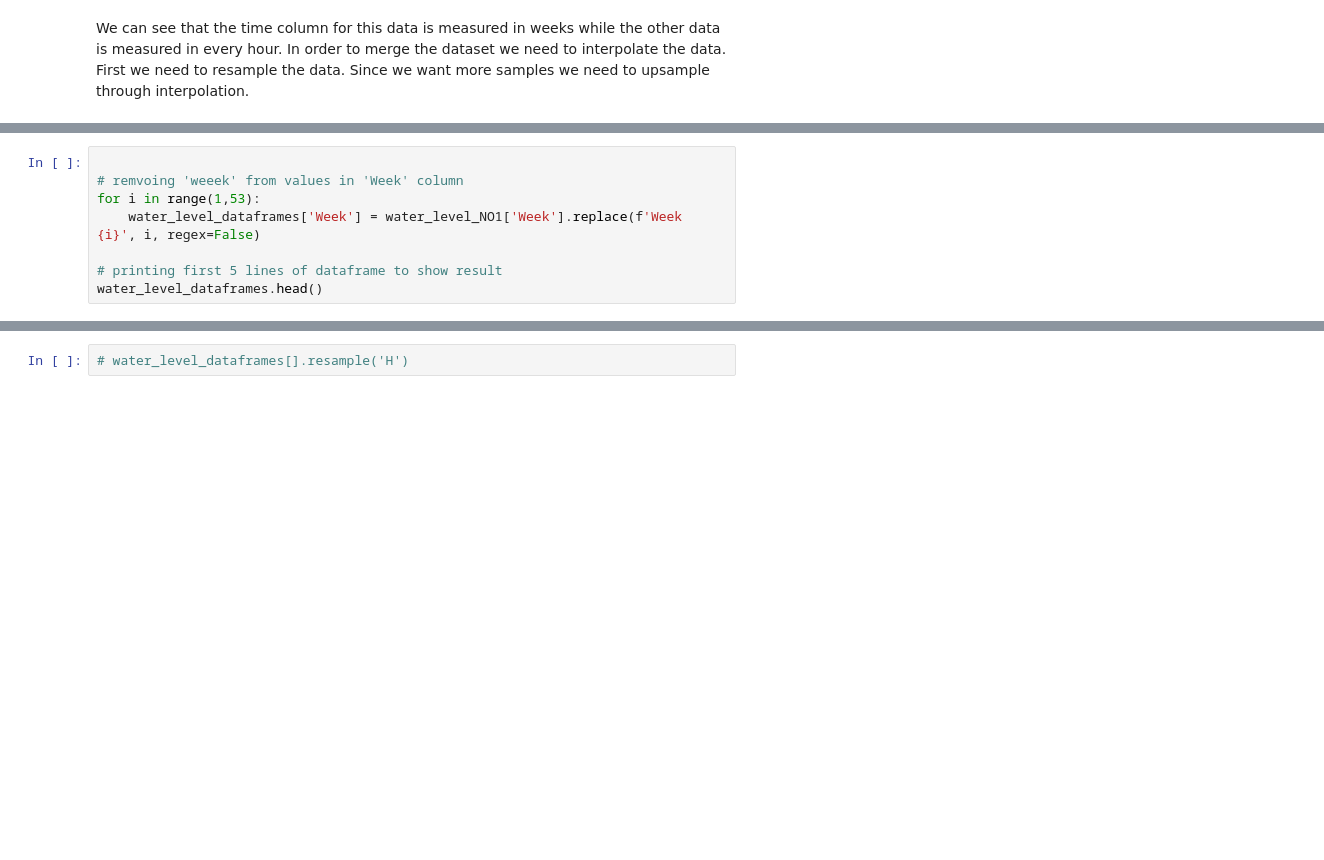
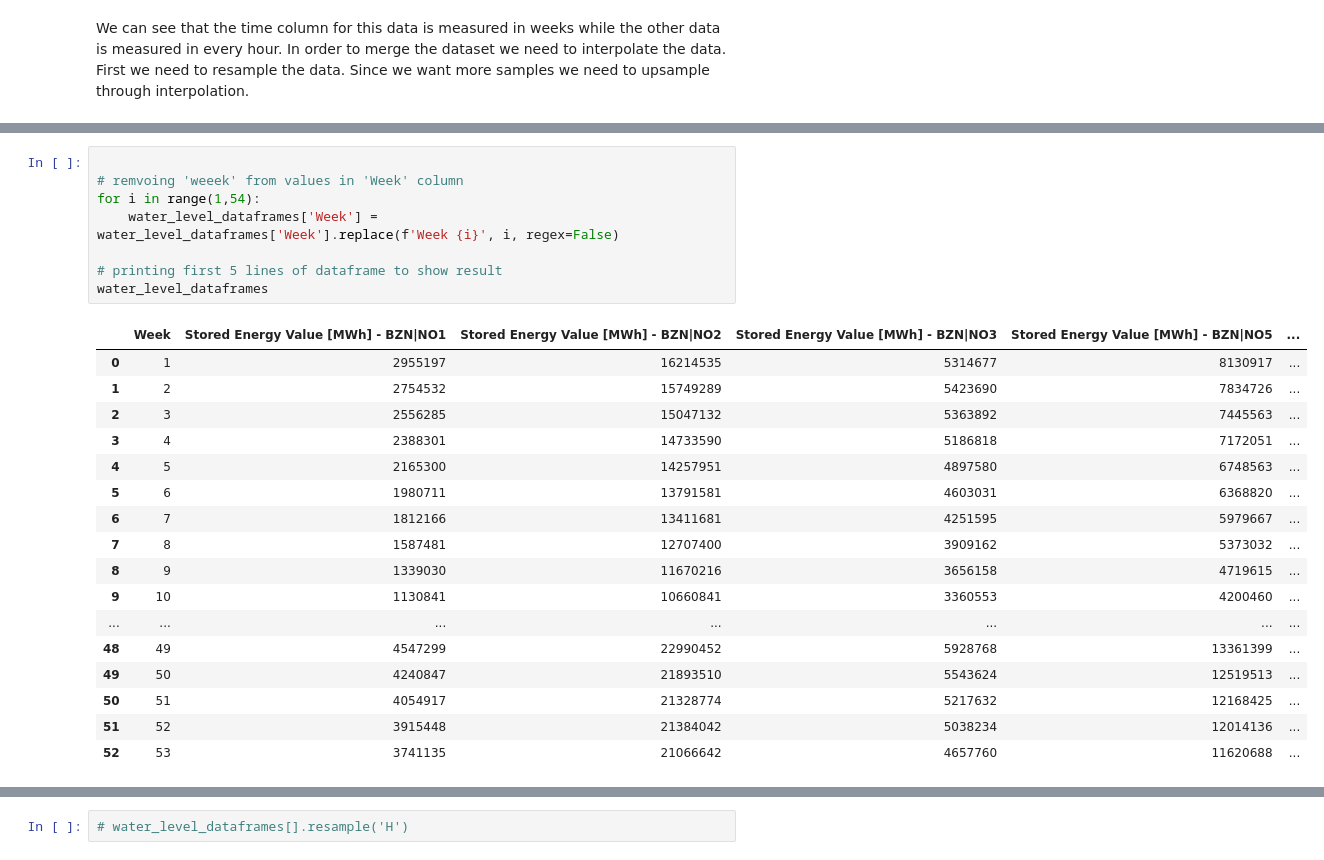
Before and after one commit to HIOF-Bachelor-Project-Group-7/Time-series-energy-price-prediction-bidding-zone-N01, a Jupyter notebook: code/Data aggregation of energy market bidding zone NO1.ipynb, the cells around one changed output, grey strips where cells are left out. Saved outputs shown, nothing was run; the diff lists cells and outputs as text; blank space fills up the shorter version.

```diff
--- a/code/Data aggregation of energy market bidding zone NO1.ipynb
+++ b/code/Data aggregation of energy market bidding zone NO1.ipynb
@@ -407,10 +451,28 @@ water_level_dataframes.head()
 # %%
 
 # remvoing 'weeek' from values in 'Week' column
-for i in range(1,53):
-    water_level_dataframes['Week'] = water_level_NO1['Week'].replace(f'Week {i}', i, regex=False)
+for i in range(1,54):
+    water_level_dataframes['Week'] = water_level_dataframes['Week'].replace(f'Week {i}', i, regex=False)
 
 # printing first 5 lines of dataframe to show result
-water_level_dataframes.head()
+water_level_dataframes
+# %% [output]
+|  | Week | Stored Energy Value [MWh] - BZN|NO1 | Stored Energy Value [MWh] - BZN|NO2 | Stored Energy Value [MWh] - BZN|NO3 | Stored Energy Value [MWh] - BZN|NO5 | ... |
+| 0 | 1 | 2955197 | 16214535 | 5314677 | 8130917 | ... |
+| 1 | 2 | 2754532 | 15749289 | 5423690 | 7834726 | ... |
+| 2 | 3 | 2556285 | 15047132 | 5363892 | 7445563 | ... |
+| 3 | 4 | 2388301 | 14733590 | 5186818 | 7172051 | ... |
+| 4 | 5 | 2165300 | 14257951 | 4897580 | 6748563 | ... |
+| 5 | 6 | 1980711 | 13791581 | 4603031 | 6368820 | ... |
+| 6 | 7 | 1812166 | 13411681 | 4251595 | 5979667 | ... |
+| 7 | 8 | 1587481 | 12707400 | 3909162 | 5373032 | ... |
+| 8 | 9 | 1339030 | 11670216 | 3656158 | 4719615 | ... |
+| 9 | 10 | 1130841 | 10660841 | 3360553 | 4200460 | ... |
+| ... | ... | ... | ... | ... | ... | ... |
+| 48 | 49 | 4547299 | 22990452 | 5928768 | 13361399 | ... |
+| 49 | 50 | 4240847 | 21893510 | 5543624 | 12519513 | ... |
+| 50 | 51 | 4054917 | 21328774 | 5217632 | 12168425 | ... |
+| 51 | 52 | 3915448 | 21384042 | 5038234 | 12014136 | ... |
+| 52 | 53 | 3741135 | 21066642 | 4657760 | 11620688 | ... |
 # %%
 # Assigning each data to first every day of week down to the hour
```
Also changed, not shown: parts of 25 cells of this notebook, 10 other files.
